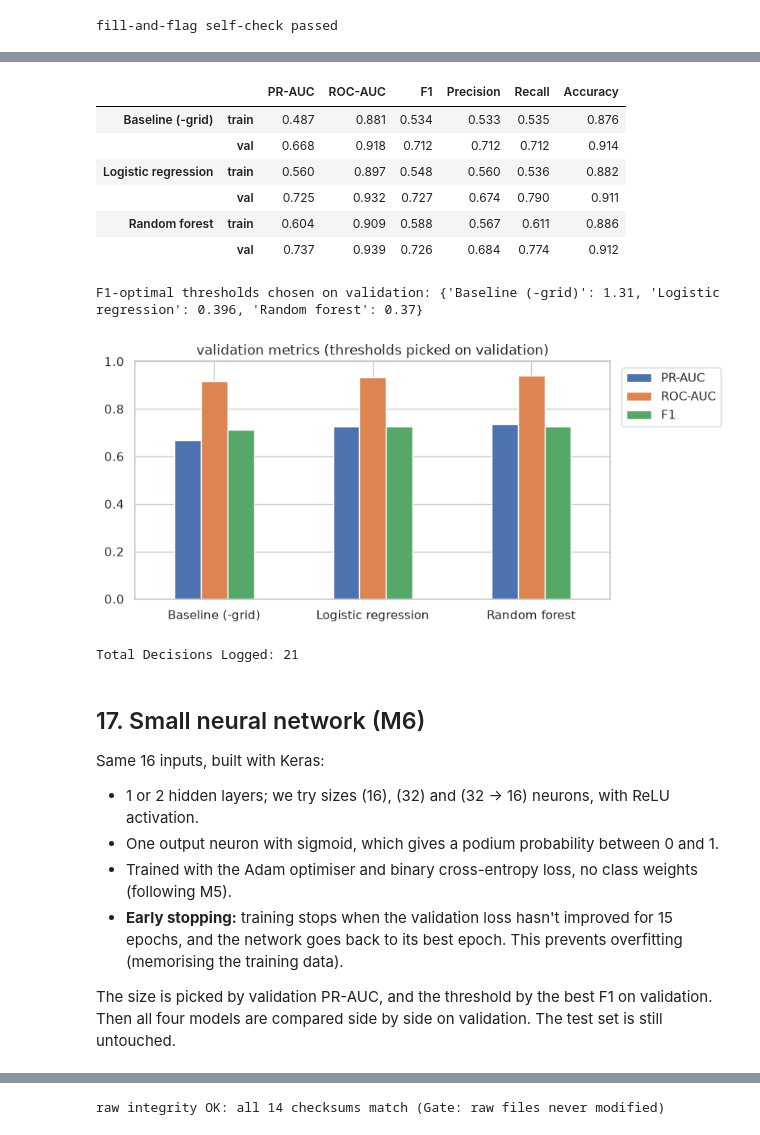
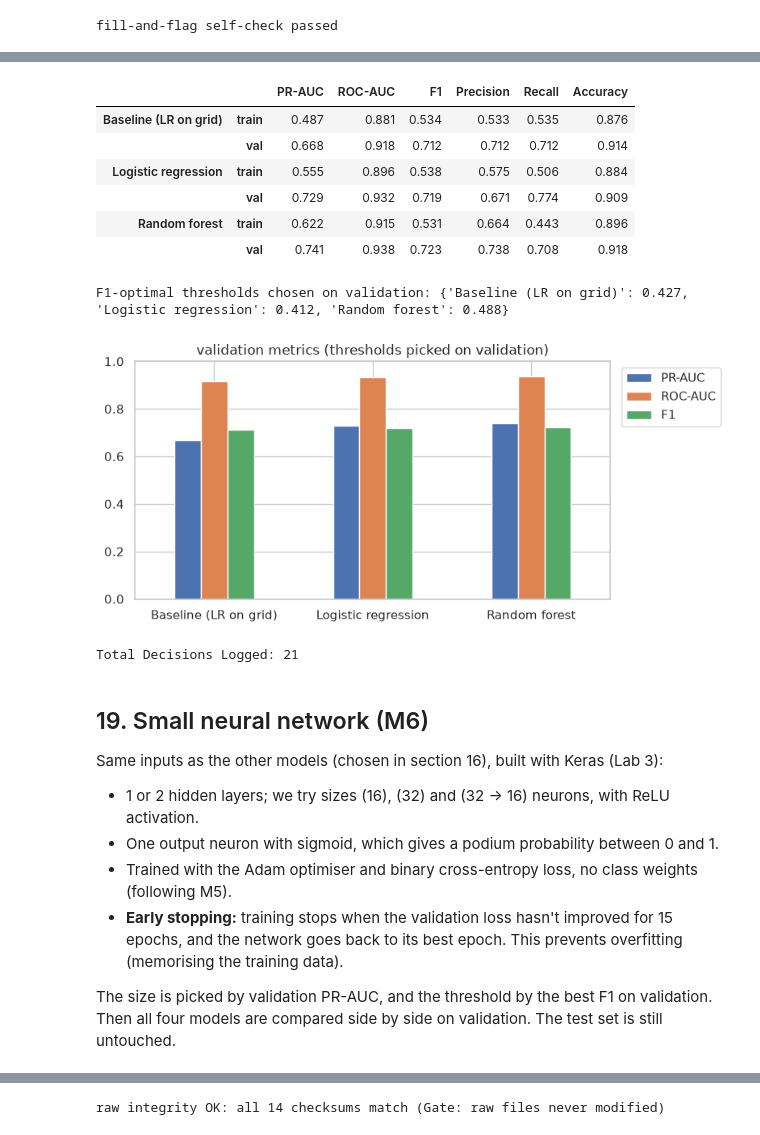
Before and after one commit to MohamedAyman04/f1-drivers, a Jupyter notebook: notebooks/f1_podium_prediction.ipynb, the cells around one changed output, grey strips where cells are left out. Saved outputs shown, nothing was run; the diff lists cells and outputs as text; code cells hidden in the pictures.

```diff
--- a/notebooks/f1_podium_prediction.ipynb
+++ b/notebooks/f1_podium_prediction.ipynb
@@ -2566,0 +2759,30 @@ no_history flag rate per split:
+# %%
+(X_train, X_val, X_test), scaler, fills = make_xy(SELECTED)
+y_train, y_val, y_test = tr["podium"], va["podium"], te["podium"]
+FEATURES = list(X_train.columns)
+CONT = list(SELECTED)
+FLAG_COLS = [c for c in FEATURES if c.startswith("no_history_")]
+
+# Checks: no gaps left; train is exactly mean 0 / std 1; test is NOT (proves we didn't refit on test)
+assert not X_train.isna().any().any() and not X_val.isna().any().any() and not X_test.isna().any().any()
+assert np.allclose(X_train[CONT].mean(), 0, atol=1e-9) and np.allclose(X_train[CONT].std(ddof=0), 1, atol=1e-9)
+assert not np.allclose(X_test[CONT].mean(), 0, atol=1e-3), "test looks refit: scaler must be fit on train only"
+print(f"{len(FEATURES)} model inputs ({len(CONT)} scaled features + {len(FLAG_COLS)} no_history flags)")
+print("fill values (train only):", {k: round(float(v), 3) for k, v in fills.items()})
+print("before scaling (train, missing values filled):")
+filled = tr[CONT].astype(float).fillna(fills)
+display(filled.describe().T[["mean", "std", "min", "max"]].round(3))
+print("after scaling (mean / std per split):")
+display(pd.concat({"train": X_train[CONT].agg(["mean", "std"]).T,
+                   "val": X_val[CONT].agg(["mean", "std"]).T,
+                   "test": X_test[CONT].agg(["mean", "std"]).T}, axis=1).round(3))
+print("no_history flag rate per split:")
+display(pd.DataFrame({"train": X_train[FLAG_COLS].mean(), "val": X_val[FLAG_COLS].mean(), "test": X_test[FLAG_COLS].mean()}).round(3))
+fig, axes = plt.subplots(1, 2, figsize=(12, 3.5))
+axes[0].hist(filled["drv_pts_share"], bins=40)
+axes[0].set_title("drv_pts_share before scaling (train)")
+axes[1].hist(X_train["drv_pts_share"], bins=40)
+axes[1].set_title("drv_pts_share after StandardScaler (train)")
+plt.tight_layout()
+plt.savefig(FIG_DIR / "fig_19_scaling.png", dpi=150)
+plt.show()
@@ -2655,34 +2907,35 @@ model class_weight                                   params  val_PR-AUC
 # %%
-# 16.2 Pick each model's threshold on validation, then report all metrics on train and validation.
-# Baseline = minus grid: the further forward you start, the higher the score. (Test still untouched.)
-score = {"Baseline (-grid)": (lambda X: -X["grid"]), "Logistic regression": (lambda X: lr_best.predict_proba(X)[:, 1]),
+# 18.2 Pick each model's threshold on validation, then report all metrics on train and validation.
+# Baseline = logistic regression on grid only. (Test still untouched.)
+base_lr = LogisticRegression(max_iter=2000).fit(X_train[["grid"]], y_train)
+score = {"Baseline (LR on grid)": (lambda X: base_lr.predict_proba(X[["grid"]])[:, 1]), "Logistic regression": (lambda X: lr_best.predict_proba(X)[:, 1]),
          "Random forest": (lambda X: rf_best.predict_proba(X)[:, 1])}
 THR = {k: best_f1_threshold(y_val, f(X_val)) for k, f in score.items()}
 table = pd.DataFrame({(k, s): metrics(y, f(X), THR[k]) for k, f in score.items()
                       for s, X, y in [("train", X_train, y_train), ("val", X_val, y_val)]}).T
 display(table.round(3))
 print("F1-optimal thresholds chosen on validation:", {k: round(float(v), 3) for k, v in THR.items()})
 fig, ax = plt.subplots(figsize=(8, 3.8))
 table.xs("val", level=1)[["PR-AUC", "ROC-AUC", "F1"]].plot.bar(ax=ax, rot=0)
 ax.set_ylim(0, 1)
 ax.legend(loc="upper left", bbox_to_anchor=(1.01, 1))
 ax.set_title("validation metrics (thresholds picked on validation)")
 plt.tight_layout()
-plt.savefig(FIG_DIR / "fig_17_models_val.png", dpi=150)
+plt.savefig(FIG_DIR / "fig_20_models_val.png", dpi=150)
 plt.show()
 # Both real models must beat the grid-only baseline, otherwise they add nothing
-assert table.loc[("Logistic regression", "val"), "PR-AUC"] > table.loc[("Baseline (-grid)", "val"), "PR-AUC"], "LR must beat -grid"
-assert table.loc[("Random forest", "val"), "PR-AUC"] > table.loc[("Baseline (-grid)", "val"), "PR-AUC"], "RF must beat -grid"
+assert table.loc[("Logistic regression", "val"), "PR-AUC"] > table.loc[("Baseline (LR on grid)", "val"), "PR-AUC"], "LR must beat the baseline"
+assert table.loc[("Random forest", "val"), "PR-AUC"] > table.loc[("Baseline (LR on grid)", "val"), "PR-AUC"], "RF must beat the baseline"
 # %% [output]
 |  |  | PR-AUC | ROC-AUC | F1 | Precision | Recall | Accuracy |
-| Baseline (-grid) | train | 0.487 | 0.881 | 0.534 | 0.533 | 0.535 | 0.876 |
+| Baseline (LR on grid) | train | 0.487 | 0.881 | 0.534 | 0.533 | 0.535 | 0.876 |
 |  | val | 0.668 | 0.918 | 0.712 | 0.712 | 0.712 | 0.914 |
-| Logistic regression | train | 0.560 | 0.897 | 0.548 | 0.560 | 0.536 | 0.882 |
-|  | val | 0.725 | 0.932 | 0.727 | 0.674 | 0.790 | 0.911 |
-| Random forest | train | 0.604 | 0.909 | 0.588 | 0.567 | 0.611 | 0.886 |
-|  | val | 0.737 | 0.939 | 0.726 | 0.684 | 0.774 | 0.912 |
+| Logistic regression | train | 0.555 | 0.896 | 0.538 | 0.575 | 0.506 | 0.884 |
+|  | val | 0.729 | 0.932 | 0.719 | 0.671 | 0.774 | 0.909 |
+| Random forest | train | 0.622 | 0.915 | 0.531 | 0.664 | 0.443 | 0.896 |
+|  | val | 0.741 | 0.938 | 0.723 | 0.738 | 0.708 | 0.918 |
-F1-optimal thresholds chosen on validation: {'Baseline (-grid)': 1.31, 'Logistic regression': 0.396, 'Random forest': 0.37}
+F1-optimal thresholds chosen on validation: {'Baseline (LR on grid)': 0.427, 'Logistic regression': 0.412, 'Random forest': 0.488}
-[figure, old version]
+[figure, new version]
 # %%
 # Log the model decision (M5)
 DECISIONS.append((21, "M5: models = logistic regression + random forest (+ shallow NN to come), baseline -grid", "decided",
@@ -2692,9 +2945,9 @@ print(f"Total Decisions Logged: {len(DECISIONS)}")
 # %% [output]
 Total Decisions Logged: 21
 # %% [markdown]
-## 17. Small neural network (M6)
+## 19. Small neural network (M6)
 
-Same 16 inputs, built with Keras:
+Same inputs as the other models (chosen in section 16), built with Keras (Lab 3):
 - 1 or 2 hidden layers; we try sizes (16), (32) and (32 → 16) neurons, with ReLU activation.
 - One output neuron with sigmoid, which gives a podium probability between 0 and 1.
 - Trained with the Adam optimiser and binary cross-entropy loss, no class weights (following M5).
```
Also changed, not shown: parts of 31 cells of this notebook, 13 other files.
